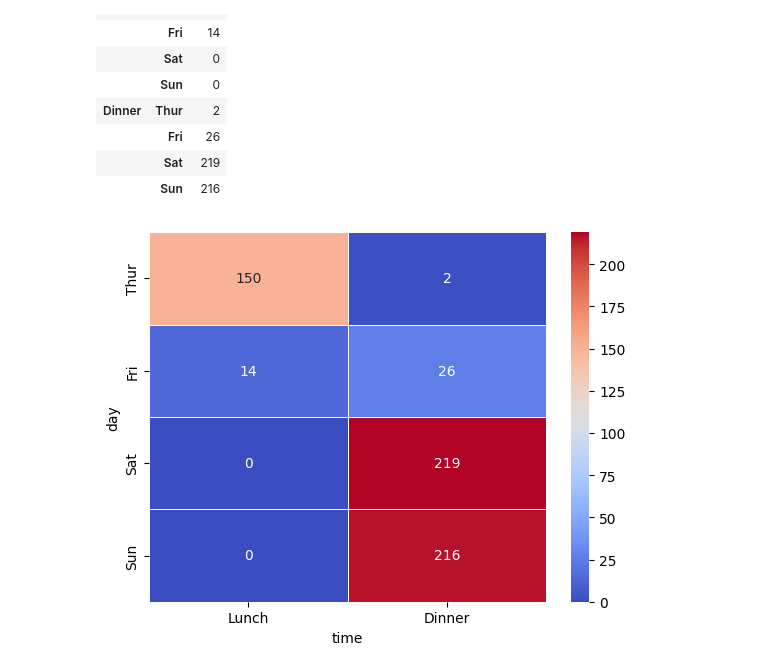
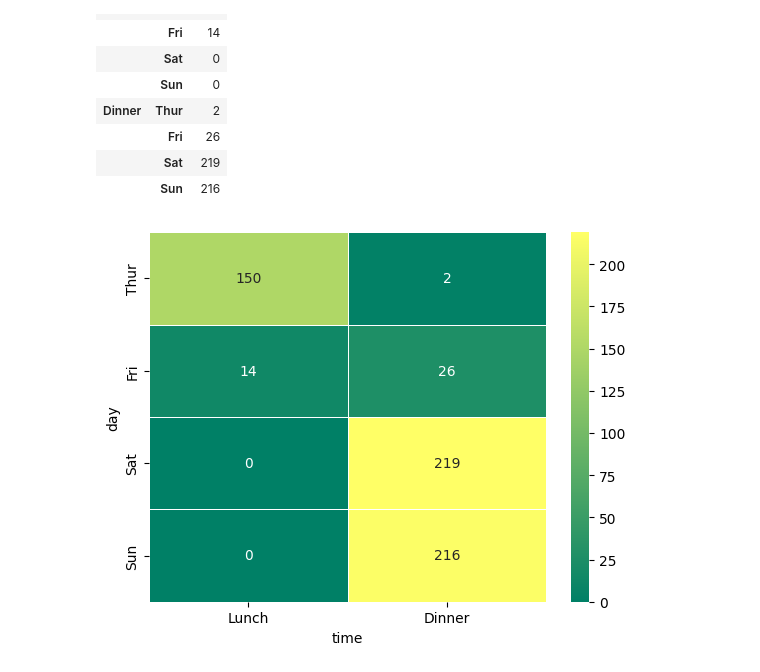
Before and after one commit to Aaditya-Singh0423/Machine-Learning, a Jupyter notebook: Visual_class_1/Visual_class_1/Seaborn.ipynb, the cells around one changed output. Saved outputs shown, nothing was run; the diff lists cells and outputs as text; code cells hidden in the pictures.

```diff
--- a/Visual_class_1/Visual_class_1/Seaborn.ipynb
+++ b/Visual_class_1/Visual_class_1/Seaborn.ipynb
@@ -142,7 +124,7 @@ df.groupby(["time","day"])[["size"]].sum()
 |  | Sat | 219 |
 |  | Sun | 216 |
 # %%
-sns.heatmap(m,annot=True,fmt="d",cmap="coolwarm",linewidths=0.5)
+sns.heatmap(m,annot=True,fmt="d",cmap="summer",linewidths=0.5)
 plt.savefig("heatmap.png")
 # %% [output]
-[figure, old version]
+[figure, new version]
```
Also changed, not shown: parts of 1 cell of this notebook, 4 other files.
